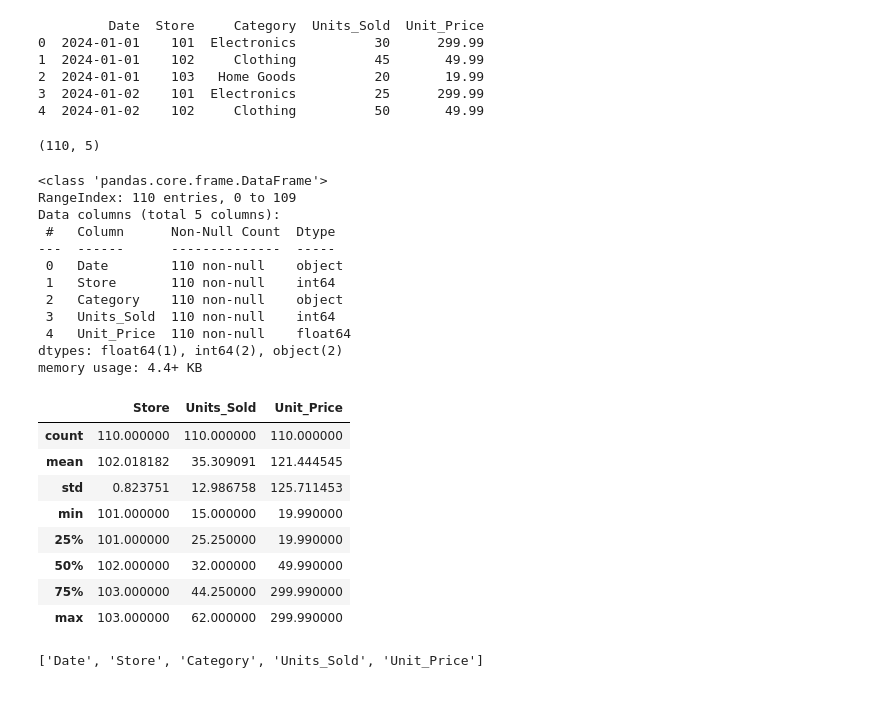
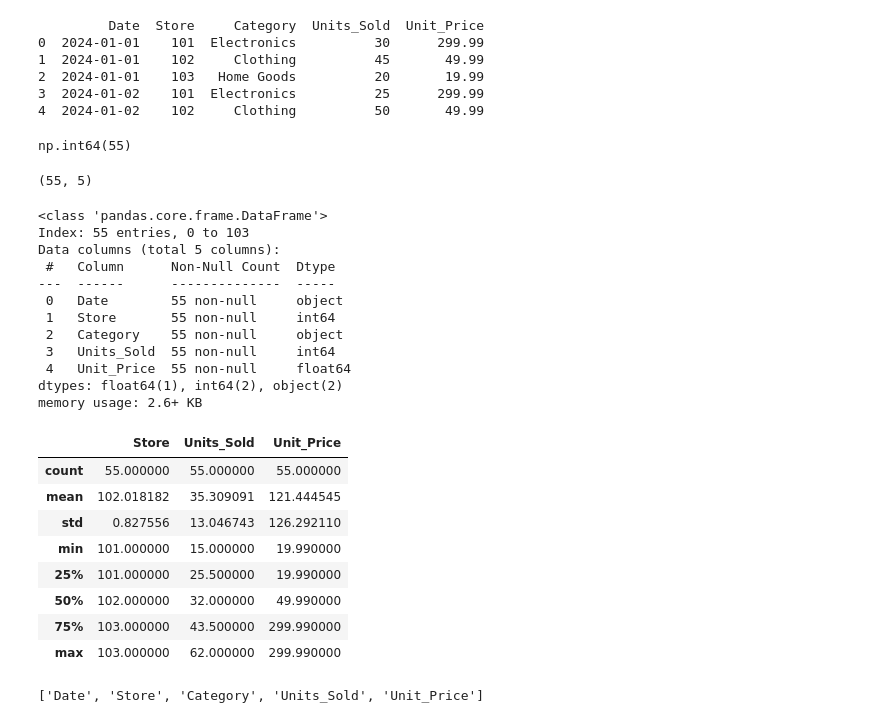
Before and after one commit to nicoherza-pascu/Club_IA-2, a Jupyter notebook: practica.ipynb, the cells around one changed output. Drawn from its saved outputs; the diff is of its cells as text; code cells hidden in the pictures.

```diff
--- a/practica.ipynb
+++ b/practica.ipynb
@@ -12,35 +13,41 @@ print(df.head())
 2  2024-01-01    103   Home Goods          20       19.99
 3  2024-01-02    101  Electronics          25      299.99
 4  2024-01-02    102     Clothing          50       49.99
+# %%
+df.duplicated().sum()
+# %% [output]
+np.int64(55)
+# %%
+df_clean = df.drop_duplicates()
 # %%
-df.shape
+df_clean.shape
 # %% [output]
-(110, 5)
+(55, 5)
 # %%
-df.info()
+df_clean.info()
 # %% [output]
 <class 'pandas.core.frame.DataFrame'>
-RangeIndex: 110 entries, 0 to 109
+Index: 55 entries, 0 to 103
 Data columns (total 5 columns):
  #   Column      Non-Null Count  Dtype
 ---  ------      --------------  -----
- 0   Date        110 non-null    object
- 1   Store       110 non-null    int64
- 2   Category    110 non-null    object
- 3   Units_Sold  110 non-null    int64
- 4   Unit_Price  110 non-null    float64
+ 0   Date        55 non-null     object
+ 1   Store       55 non-null     int64
+ 2   Category    55 non-null     object
+ 3   Units_Sold  55 non-null     int64
+ 4   Unit_Price  55 non-null     float64
 dtypes: float64(1), int64(2), object(2)
-memory usage: 4.4+ KB
+memory usage: 2.6+ KB
 # %%
-df.describe()
+df_clean.describe()
 # %% [output]
 |  | Store | Units_Sold | Unit_Price |
-| count | 110.000000 | 110.000000 | 110.000000 |
+| count | 55.000000 | 55.000000 | 55.000000 |
 | mean | 102.018182 | 35.309091 | 121.444545 |
-| std | 0.823751 | 12.986758 | 125.711453 |
+| std | 0.827556 | 13.046743 | 126.292110 |
 | min | 101.000000 | 15.000000 | 19.990000 |
-| 25% | 101.000000 | 25.250000 | 19.990000 |
+| 25% | 101.000000 | 25.500000 | 19.990000 |
 | 50% | 102.000000 | 32.000000 | 49.990000 |
-| 75% | 103.000000 | 44.250000 | 299.990000 |
+| 75% | 103.000000 | 43.500000 | 299.990000 |
 | max | 103.000000 | 62.000000 | 299.990000 |
 # %%
```
Also changed, not shown: parts of 8 cells of this notebook.
